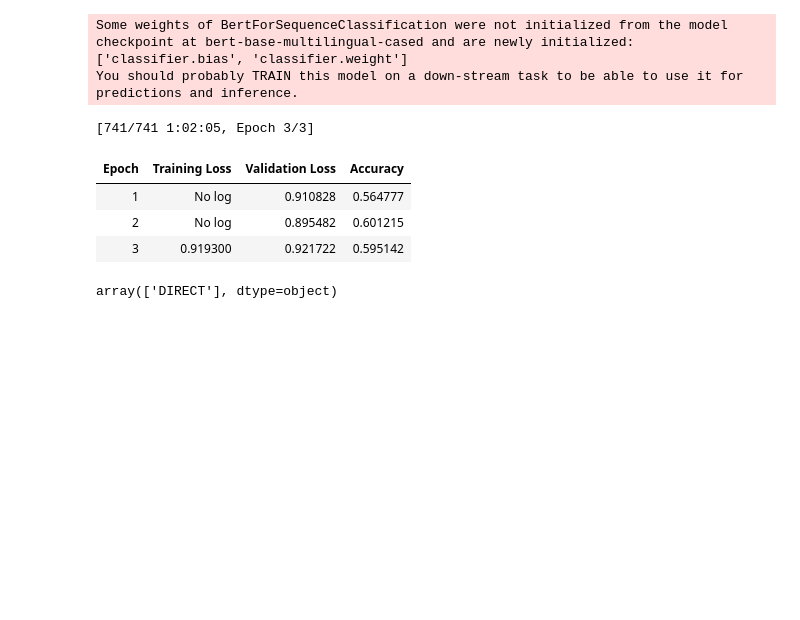
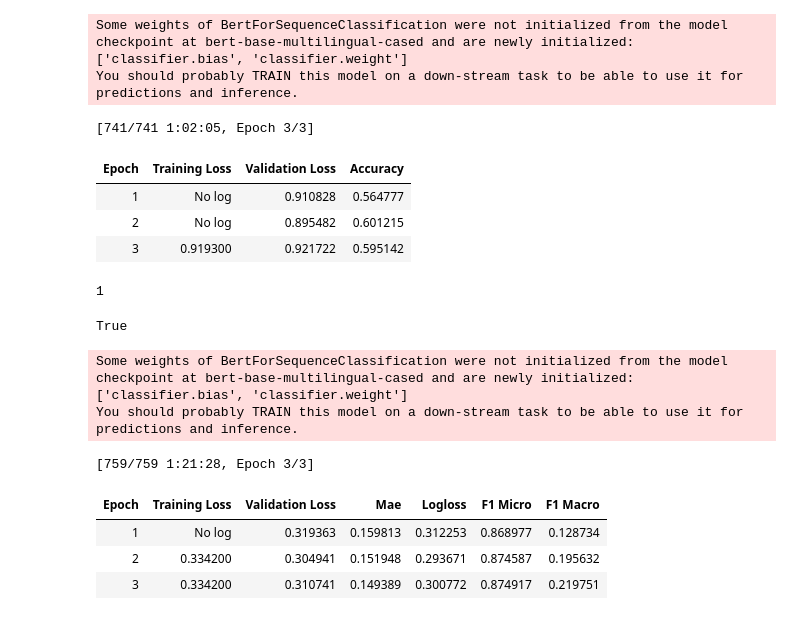
Before and after one commit to dierop/ALCLabs, a Jupyter notebook: Exist2025/test.ipynb, the cells around one changed output. Cells and saved outputs as stored; diff of their text form; code cells hidden in the pictures; blank space fills up the shorter version.

```diff
--- a/Exist2025/test.ipynb
+++ b/Exist2025/test.ipynb
@@ -48,6 +48,24 @@ You should probably TRAIN this model on a down-stream task to be able to use it
 | 2 | No log | 0.895482 | 0.601215 |
 | 3 | 0.919300 | 0.921722 | 0.595142 |
 # %%
-bert2.predict(" confirman las chicas cogiendo confianza después de un año de conocerse, junto a unos randoms que acabo de encontrar por la calle. como camarón, me rompen las entrañas, me trepa como una araña, bebe el azúcar que empaña cristales de habitación, pide un par por la mañana de \"pronto y no tengo\".piu-toi-no-ten")
+a=bert2.predict(" confirman las chicas cogiendo confianza después de un año de conocerse, junto a unos randoms que acabo de encontrar por la calle. como camarón, me rompen las entrañas, me trepa como una araña, bebe el azúcar que empaña cristales de habitación, pide un par por la mañana de \"pronto y no tengo\".piu-toi-no-ten")
-# %% [output]
-array(['DIRECT'], dtype=object)
+# %%
+len(a)
+# %% [output]
+1
+# %%
+import numpy as np
+isinstance(a, (np.ndarray))
+# %% [output]
+True
+# %%
+bert3 = BertTrainerWrapper(soft=True,label_name="label3")
+bert3.train(epochs=3)
+# %% [output]
+Some weights of BertForSequenceClassification were not initialized from the model checkpoint at bert-base-multilingual-cased and are newly initialized: ['classifier.bias', 'classifier.weight']
+You should probably TRAIN this model on a down-stream task to be able to use it for predictions and inference.
+[759/759 1:21:28, Epoch 3/3]
+| Epoch | Training Loss | Validation Loss | Mae | Logloss | F1 Micro | F1 Macro |
+| 1 | No log | 0.319363 | 0.159813 | 0.312253 | 0.868977 | 0.128734 |
+| 2 | 0.334200 | 0.304941 | 0.151948 | 0.293671 | 0.874587 | 0.195632 |
+| 3 | 0.334200 | 0.310741 | 0.149389 | 0.300772 | 0.874917 | 0.219751 |
```
Also changed, not shown: parts of 3 cells of this notebook, 4 other files.
